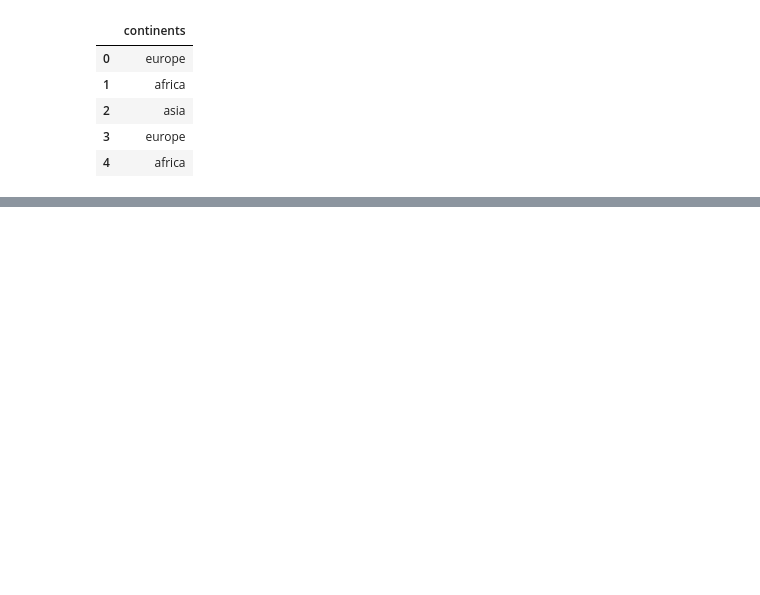
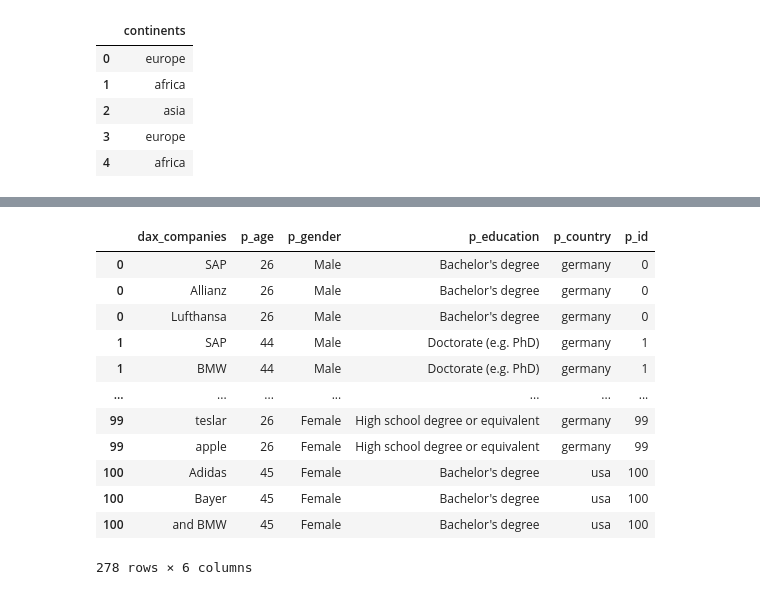
Before and after one commit to kevseitz/MAT, a Jupyter notebook: notebooks/Questionnaire_preprocessing.ipynb, the cells around one changed output, grey strips where cells are left out. Cells and saved outputs as stored; diff of their text form; code cells hidden in the pictures; blank space fills up the shorter version.

Commit message:
Worked on pipeline
- new method "exploder" that creates a new row for each comma separated element

```diff
--- a/notebooks/Questionnaire_preprocessing.ipynb
+++ b/notebooks/Questionnaire_preprocessing.ipynb
@@ -269,3 +265,6 @@ df_continents.head()
 | 2 | asia |
 | 3 | europe |
 | 4 | africa |
+# %%
+df_try_daxco = df[['dax_companies','p_age','p_gender','p_education','p_country', 'p_id']].copy()
+df_try_daxco.head()
@@ -271,0 +278,6 @@ df_continents.head()
+# %%
+#df_try1.explode('us_companies')
+lst_col = 'dax_companies'
+df_try = df_try_daxco.assign(**{lst_col:df[lst_col].str.split(',')})
+df_try = df_try.explode('dax_companies')
+df_try.head()
@@ -271,0 +291,25 @@ df_continents.head()
+# %%
+def exploder(dfCat, cName):
+    lst_col = cName # category name
+    helper_df = dfCat # prebuild df consisting of the category + p columns
+    helper_df = helper_df.assign(**{lst_col:df[lst_col].str.split(',')})
+    helper_df = helper_df.explode(lst_col)
+
+    return helper_df
+# %%
+df_dax_companies2 = exploder(df_try_daxco, 'dax_companies')
+df_dax_companies2
+# %% [output]
+|  | dax_companies | p_age | p_gender | p_education | p_country | p_id |
+| 0 | SAP | 26 | Male | Bachelor's degree | germany | 0 |
+| 0 | Allianz | 26 | Male | Bachelor's degree | germany | 0 |
+| 0 | Lufthansa | 26 | Male | Bachelor's degree | germany | 0 |
+| 1 | SAP | 44 | Male | Doctorate (e.g. PhD) | germany | 1 |
+| 1 | BMW | 44 | Male | Doctorate (e.g. PhD) | germany | 1 |
+| ... | ... | ... | ... | ... | ... | ... |
+| 99 | teslar | 26 | Female | High school degree or equivalent | germany | 99 |
+| 99 | apple | 26 | Female | High school degree or equivalent | germany | 99 |
+| 100 | Adidas | 45 | Female | Bachelor's degree | usa | 100 |
+| 100 | Bayer | 45 | Female | Bachelor's degree | usa | 100 |
+| 100 | and BMW | 45 | Female | Bachelor's degree | usa | 100 |
+278 rows × 6 columns
```
Also changed, not shown: parts of 12 cells of this notebook, 1 other file.
